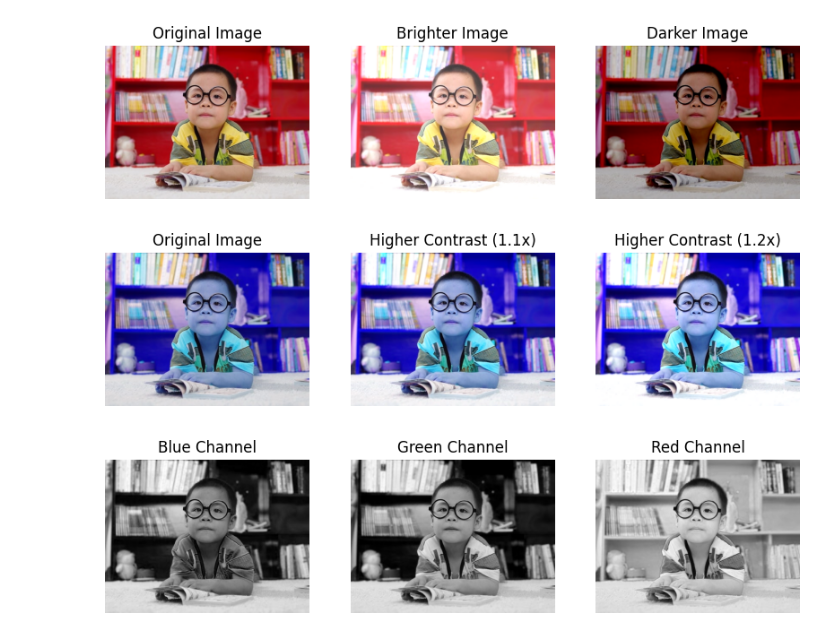
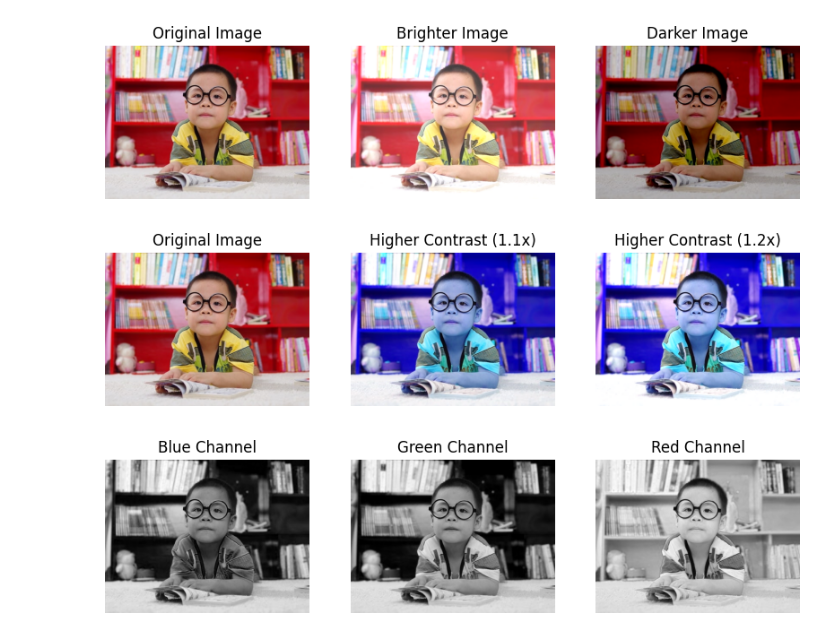
Before and after one commit to Vikaash19/Image-Handling-and-Pixel-Transformations-Using-OpenCV, a Jupyter notebook: exp 1 dip.ipynb, the cells around one changed output. Cells and saved outputs as stored; diff of their text form; code cells hidden in the pictures.

```diff
--- a/exp 1 dip.ipynb
+++ b/exp 1 dip.ipynb
@@ -92,12 +92,12 @@ img_higher1 = cv2.multiply(img.astype("float32"), matrix1).clip(0,255).astype("u
 img_higher2 = cv2.multiply(img.astype("float32"), matrix2).clip(0,255).astype("uint8")
 # %%
 plt.figure(figsize=(10,5))
-plt.subplot(1,3,1), plt.imshow(img), plt.title("Original Image"), plt.axis("off")
+plt.subplot(1,3,1), plt.imshow(img_rgb), plt.title("Original Image"), plt.axis("off")
 plt.subplot(1,3,2), plt.imshow(img_higher1), plt.title("Higher Contrast (1.1x)"), plt.axis("off")
 plt.subplot(1,3,3), plt.imshow(img_higher2), plt.title("Higher Contrast (1.2x)"), plt.axis("off")
 plt.show()
 # %% [output]
-[figure, old version]
+[figure, new version]
 # %%
 b, g, r = cv2.split(img)
 plt.figure(figsize=(10,5))
```
Also changed, not shown: 2 other files.
